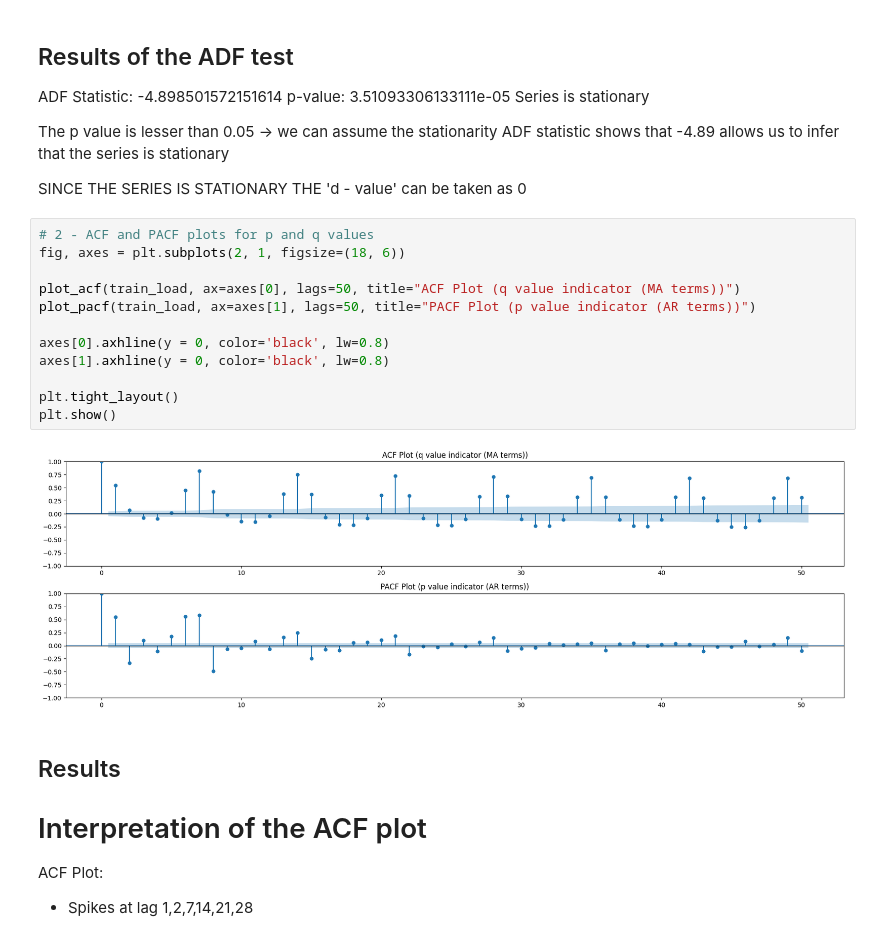
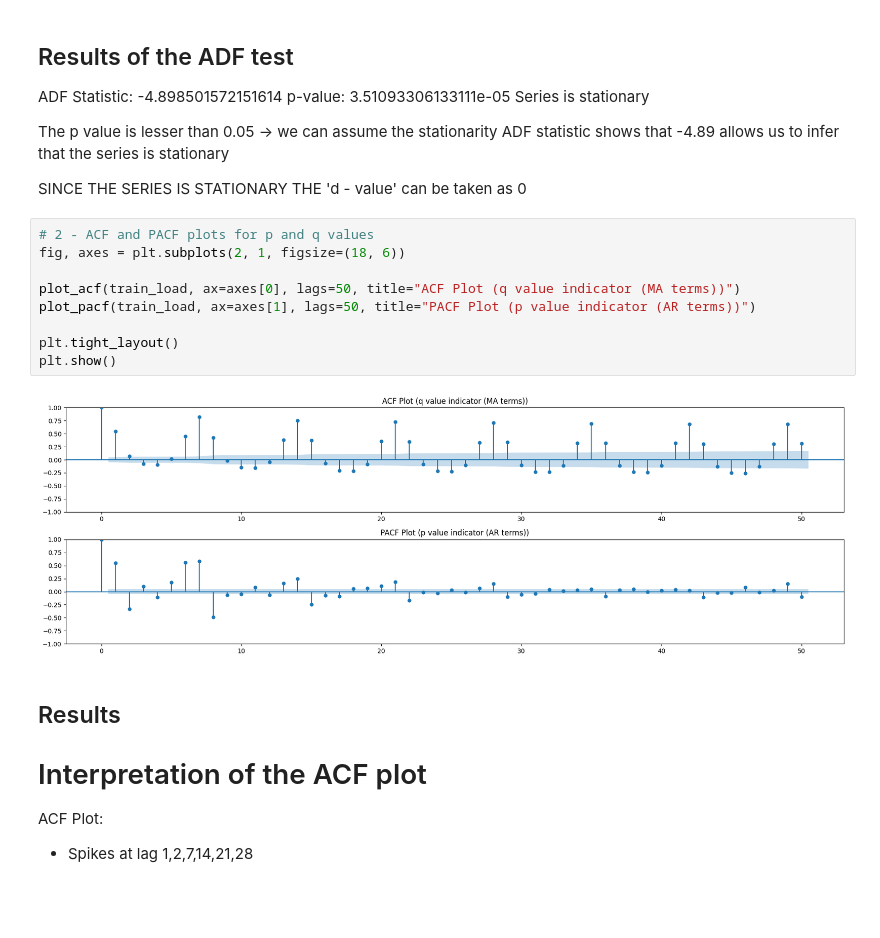
Before and after one commit to RajeevMangalapalli/smart-energy-ai, a Jupyter notebook: notebooks/01_eda.ipynb, the cells around one changed output. Cells and saved outputs as stored; diff of their text form; blank space fills up the shorter version.

```diff
--- a/notebooks/01_eda.ipynb
+++ b/notebooks/01_eda.ipynb
@@ -107,17 +107,14 @@ SINCE THE SERIES IS STATIONARY THE 'd - value' can be taken as 0
 # %%
 # 2 - ACF and PACF plots for p and q values
 fig, axes = plt.subplots(2, 1, figsize=(18, 6))
 
 plot_acf(train_load, ax=axes[0], lags=50, title="ACF Plot (q value indicator (MA terms))")
 plot_pacf(train_load, ax=axes[1], lags=50, title="PACF Plot (p value indicator (AR terms))")
 
-axes[0].axhline(y = 0, color='black', lw=0.8)
-axes[1].axhline(y = 0, color='black', lw=0.8)
-
 plt.tight_layout()
 plt.show()
 # %% [output]
-[figure, old version]
+[figure, new version]
 # %% [markdown]
 ## Results
 
```
Also changed, not shown: 5 other files.
